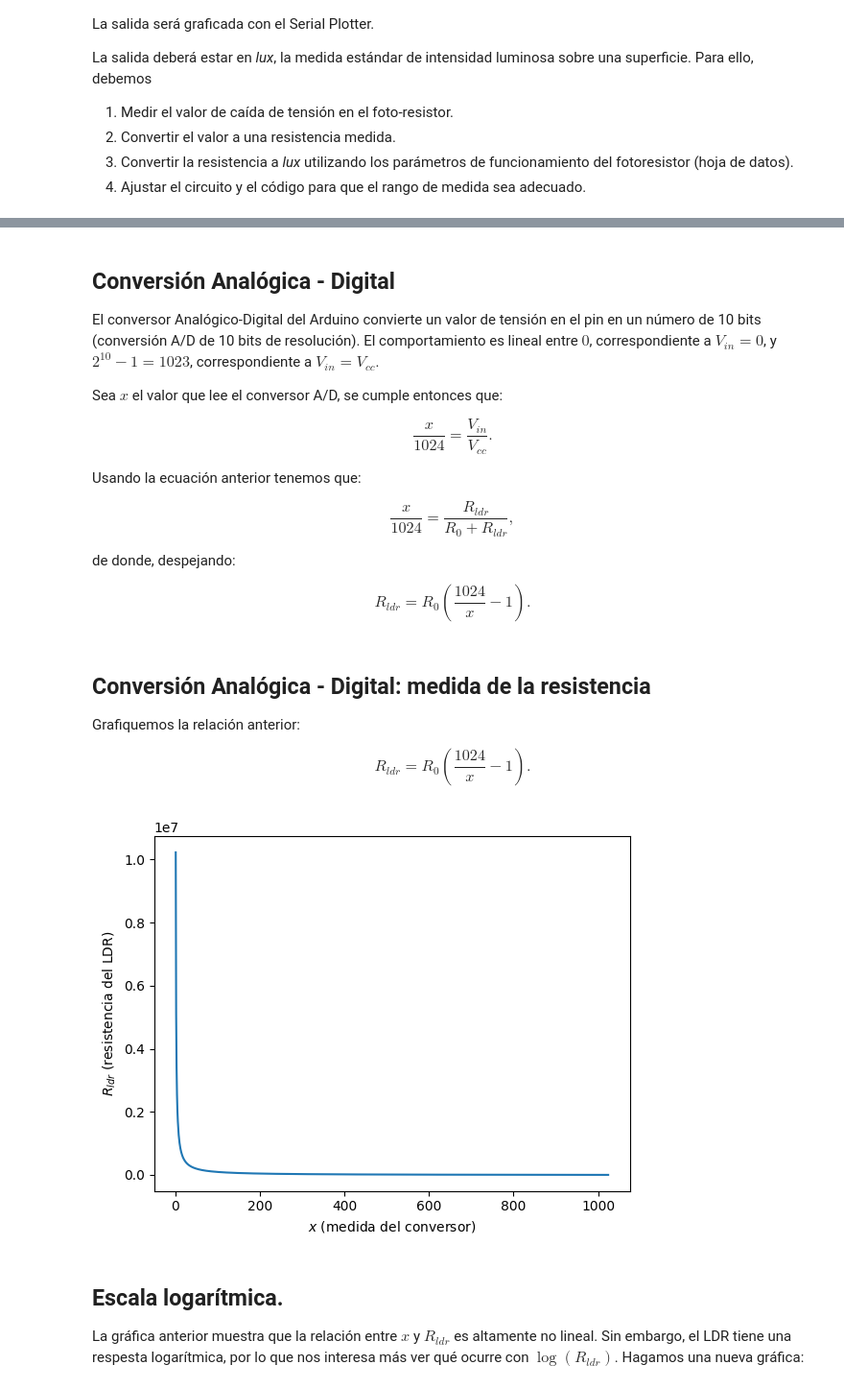
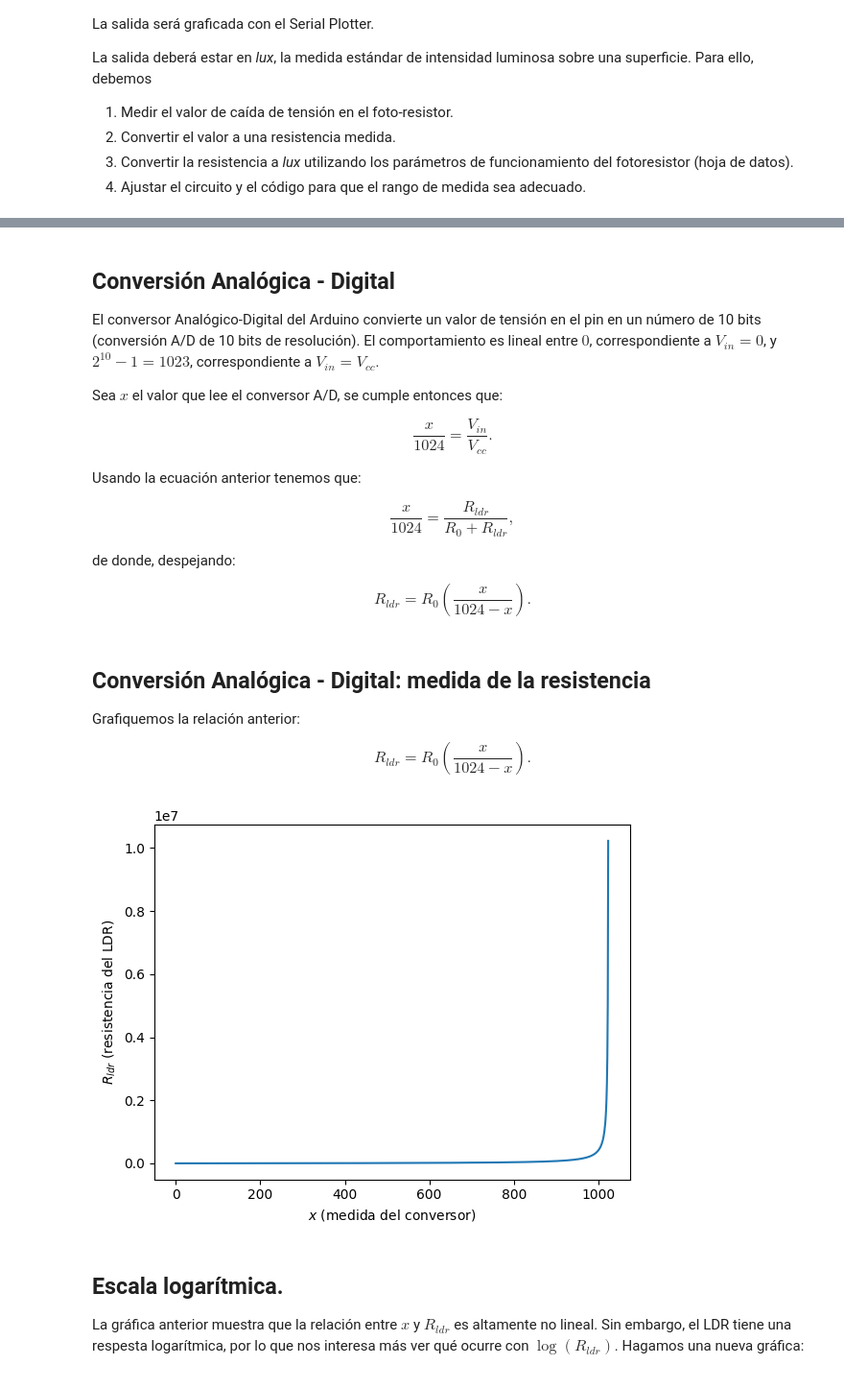
Before and after one commit to ORTConectandoCosas/ldr-to-lux, a Jupyter notebook: Medicion de luz.ipynb, the cells around one changed output, grey strips where cells are left out. Shown at 96% size. Cells and saved outputs as stored; diff of their text form; code cells hidden in the pictures.

```diff
--- a/Medicion de luz.ipynb
+++ b/Medicion de luz.ipynb
@@ -48,27 +48,27 @@ $$ \frac{x}{1024} = \frac{R_{ldr}}{R_0 + R_{ldr}}, $$
 
 de donde, despejando:
 
-$$ R_{ldr} = R_0 \left(\frac{1024}{x} - 1\right).$$
+$$ R_{ldr} = R_0 \left(\frac{x}{1024-x}\right).$$
 # %% [markdown]
 ## Conversión Analógica - Digital: medida de la resistencia
 
 Grafiquemos la relación anterior:
 
-$$ R_{ldr} = R_0 \left(\frac{1024}{x} - 1\right).$$
+$$ R_{ldr} = R_0 \left(\frac{x}{1024-x}\right).$$
 # %%
 using PyPlot
 
 x=(0:1024);
 R0=10e3;
 max_x = 1024.0;
 
-R = R0*(max_x./x - 1);
+R = R0*(x./(1024.0-x));
 
 plot(x,R);
 xlabel(L"$x$ (medida del conversor)");
 ylabel(L"$R_{ldr}$ (resistencia del LDR)");
 # %% [output]
-[figure, old version]
+[figure, new version]
 # %% [markdown]
 ## Escala logarítmica.
 
```
Also changed, not shown: parts of 3 cells of this notebook.
